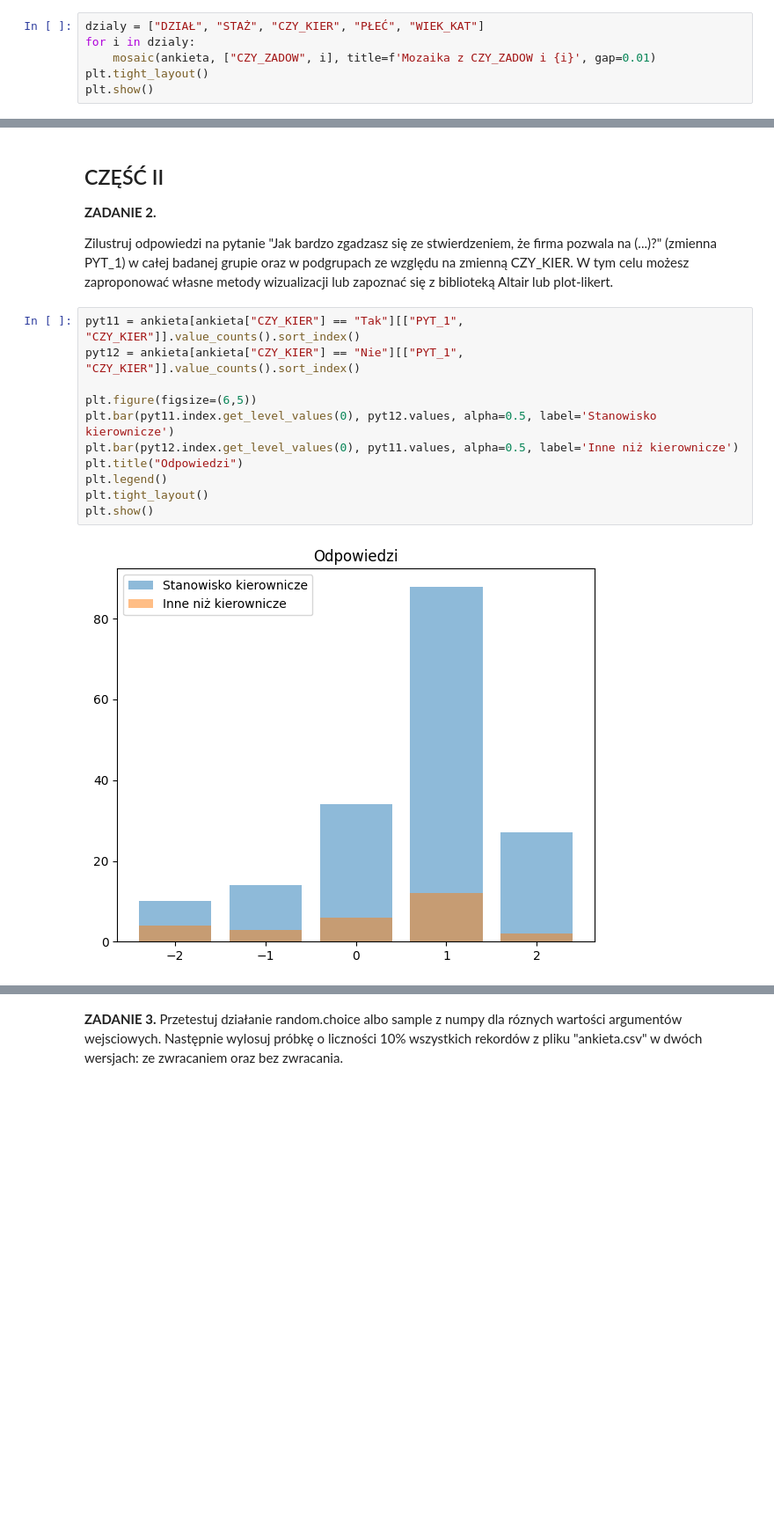
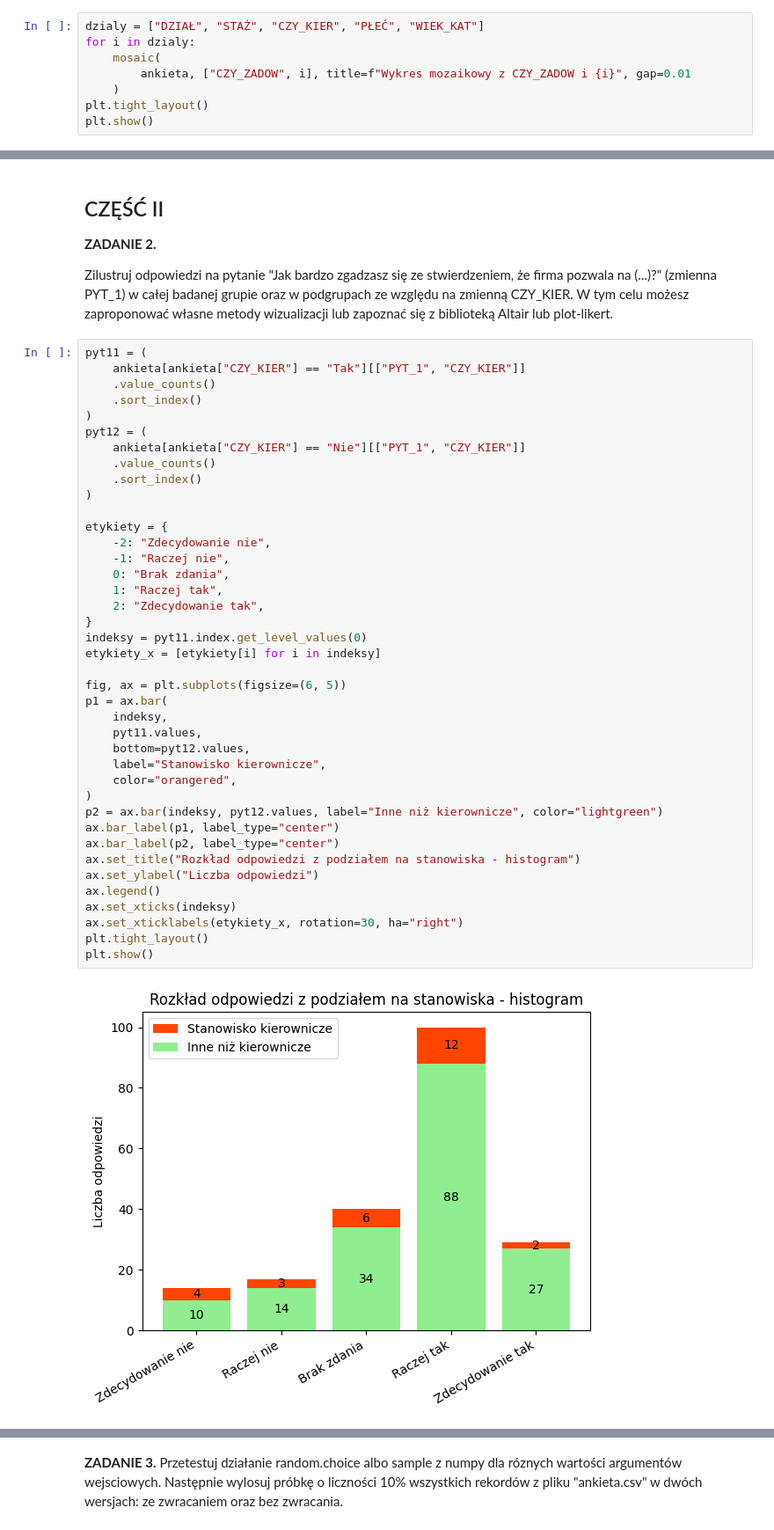
Before and after one commit to AmeliaBieda/Analiza_DA, a Jupyter notebook: lista1ADA.ipynb, the cells around one changed output, grey strips where cells are left out. Shown at 88% size. Cells and saved outputs as stored; diff of their text form; blank space fills up the shorter version.

```diff
--- a/lista1ADA.ipynb
+++ b/lista1ADA.ipynb
@@ -211,7 +203,9 @@ Spróbuj sformułować kilka takich hipotez.
 # %%
 dzialy = ["DZIAŁ", "STAŻ", "CZY_KIER", "PŁEĆ", "WIEK_KAT"]
 for i in dzialy:
-    mosaic(ankieta, ["CZY_ZADOW", i], title=f'Mozaika z CZY_ZADOW i {i}', gap=0.01)
+    mosaic(
+        ankieta, ["CZY_ZADOW", i], title=f"Wykres mozaikowy z CZY_ZADOW i {i}", gap=0.01
+    )
 plt.tight_layout()
 plt.show()
 # %% [output]
@@ -226,15 +220,44 @@ plt.show()
 
 Zilustruj odpowiedzi na pytanie "Jak bardzo zgadzasz się ze stwierdzeniem, że firma pozwala na (...)?" (zmienna PYT_1) w całej badanej grupie oraz w podgrupach ze względu na zmienną CZY_KIER. W tym celu możesz zaproponować własne metody wizualizacji lub zapoznać się z biblioteką Altair lub plot-likert.
 # %%
-pyt11 = ankieta[ankieta["CZY_KIER"] == "Tak"][["PYT_1", "CZY_KIER"]].value_counts().sort_index()
-pyt12 = ankieta[ankieta["CZY_KIER"] == "Nie"][["PYT_1", "CZY_KIER"]].value_counts().sort_index()
+pyt11 = (
+    ankieta[ankieta["CZY_KIER"] == "Tak"][["PYT_1", "CZY_KIER"]]
+    .value_counts()
+    .sort_index()
+)
+pyt12 = (
+    ankieta[ankieta["CZY_KIER"] == "Nie"][["PYT_1", "CZY_KIER"]]
+    .value_counts()
+    .sort_index()
+)
 
-plt.figure(figsize=(6,5))
-plt.bar(pyt11.index.get_level_values(0), pyt12.values, alpha=0.5, label='Stanowisko kierownicze')
-plt.bar(pyt12.index.get_level_values(0), pyt11.values, alpha=0.5, label='Inne niż kierownicze')
-plt.title("Odpowiedzi")
-plt.legend()
+etykiety = {
+    -2: "Zdecydowanie nie",
+    -1: "Raczej nie",
+    0: "Brak zdania",
+    1: "Raczej tak",
+    2: "Zdecydowanie tak",
+}
+indeksy = pyt11.index.get_level_values(0)
+etykiety_x = [etykiety[i] for i in indeksy]
+
+fig, ax = plt.subplots(figsize=(6, 5))
+p1 = ax.bar(
+    indeksy,
+    pyt11.values,
+    bottom=pyt12.values,
+    label="Stanowisko kierownicze",
+    color="orangered",
+)
+p2 = ax.bar(indeksy, pyt12.values, label="Inne niż kierownicze", color="lightgreen")
+ax.bar_label(p1, label_type="center")
+ax.bar_label(p2, label_type="center")
+ax.set_title("Rozkład odpowiedzi z podziałem na stanowiska - histogram")
+ax.set_ylabel("Liczba odpowiedzi")
+ax.legend()
+ax.set_xticks(indeksy)
+ax.set_xticklabels(etykiety_x, rotation=30, ha="right")
 plt.tight_layout()
 plt.show()
 # %% [output]
-[figure, old version]
+[figure, new version]
```
Also changed, not shown: parts of 22 cells of this notebook.
